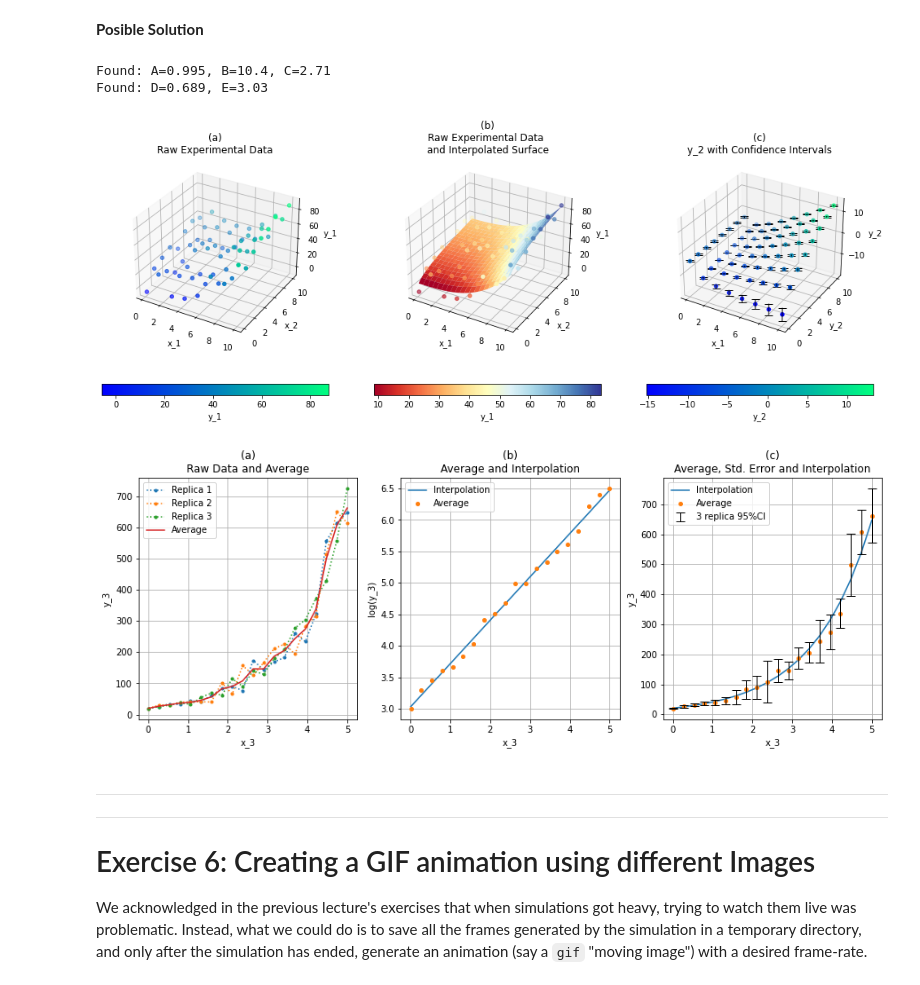
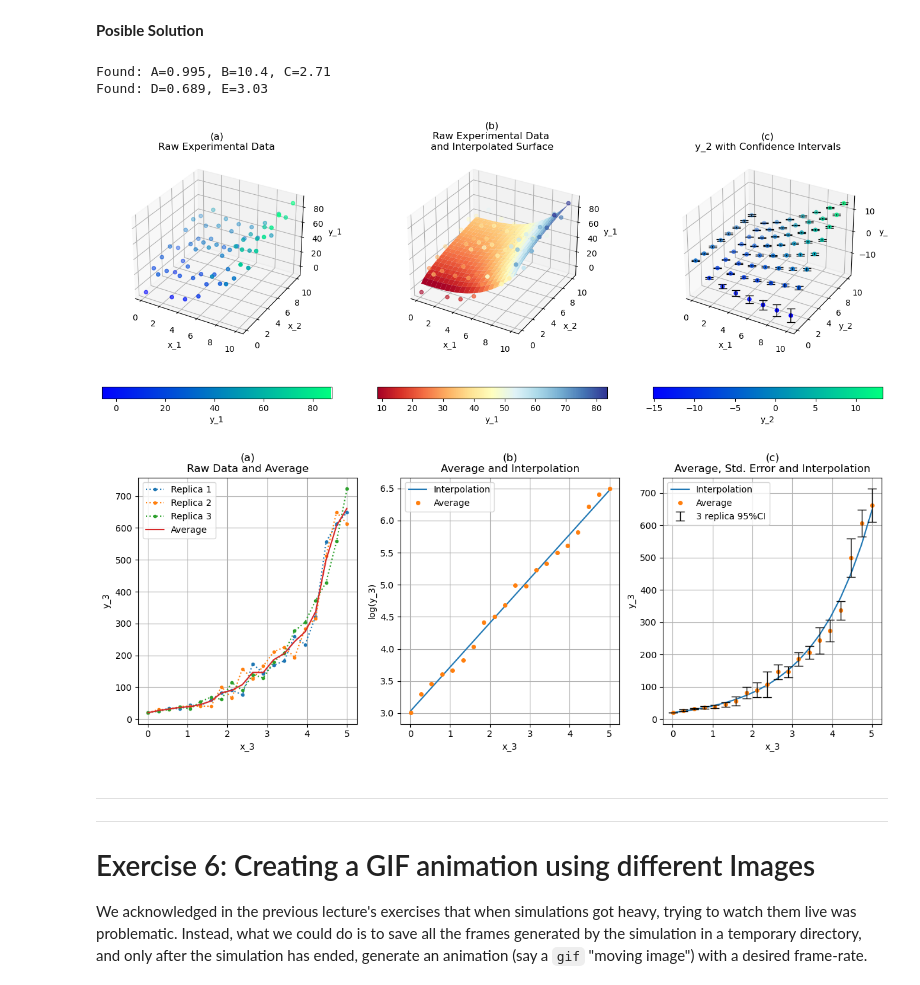
Before and after one commit to LLACorp/Python-Course-for-Scientific-Programming, a Jupyter notebook: EXERCISES/Exercises_Lecture_05.ipynb, the cells around one changed output. Drawn from its saved outputs; the diff is of its cells as text; code cells hidden in the pictures.

```diff
--- a/EXERCISES/Exercises_Lecture_05.ipynb
+++ b/EXERCISES/Exercises_Lecture_05.ipynb
@@ -512,36 +512,36 @@ ax1.plot(  x_3, y_3["Replica3"], 'o:', markersize=3, label="Replica 3")
 ax1.set_title("(a)\nRaw Data and Average")
 ax1.set_xlabel("x_3")
 ax1.set_ylabel("y_3")
 ax1.plot( x_3, y_3_av, label="Average" )
 ax1.grid()
 ax1.legend()
 
 ax2 = fig.add_subplot(132)
 ax2.plot(  x_3,np.log(interpolated_y3) , '-', label="Interpolation")
 ax2.set_title("(b)\nAverage and Interpolation")
 ax2.set_xlabel("x_3")
 ax2.set_ylabel("log(y_3)")
 ax2.plot(  x_3,np.log(y_3_av), 'o', label="Average",markersize=4 )
 ax2.legend()
 ax2.grid()
 
 ax3 = fig.add_subplot(133)
 ax3.plot(  x_3, interpolated_y3, '-', label="Interpolation")
 ax3.set_title("(c)\nAverage, Std. Error and Interpolation")
 ax3.set_xlabel("x_3")
 ax3.set_ylabel("y_3")
 ax3.plot( x_3, y_3_av, 'o', label="Average", markersize=4 )
-ax3.errorbar(x_3, y_3_av, yerr=1.96*y_3_std, fmt='none',
+ax3.errorbar(x_3, y_3_av, yerr=1.96*y_3_std/np.sqrt(3), fmt='none',
              ecolor='black', capsize=5, elinewidth=1,label="3 replica 95%CI") # plot the error-bars
 ax3.legend()
 ax3.grid()
 plt.savefig("./Figures/machine.png")
 plt.show()
 # %% [output]
 Found: A=0.995, B=10.4, C=2.71
 Found: D=0.689, E=3.03
-[figure, old version]
+[figure, new version]
-[figure, old version]
+[figure, new version]
 # %% [markdown]
 ---
 ---
```
Also changed, not shown: parts of 4 cells of this notebook, 5 other files.
